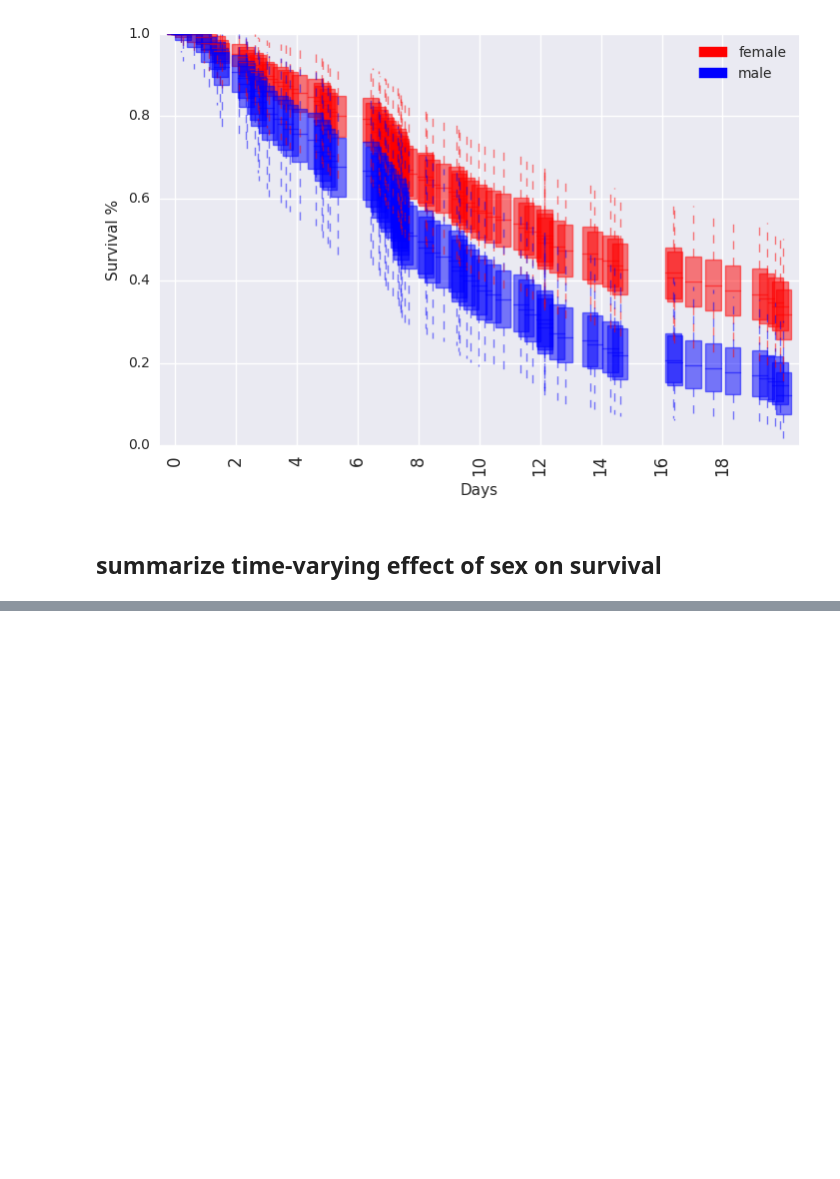
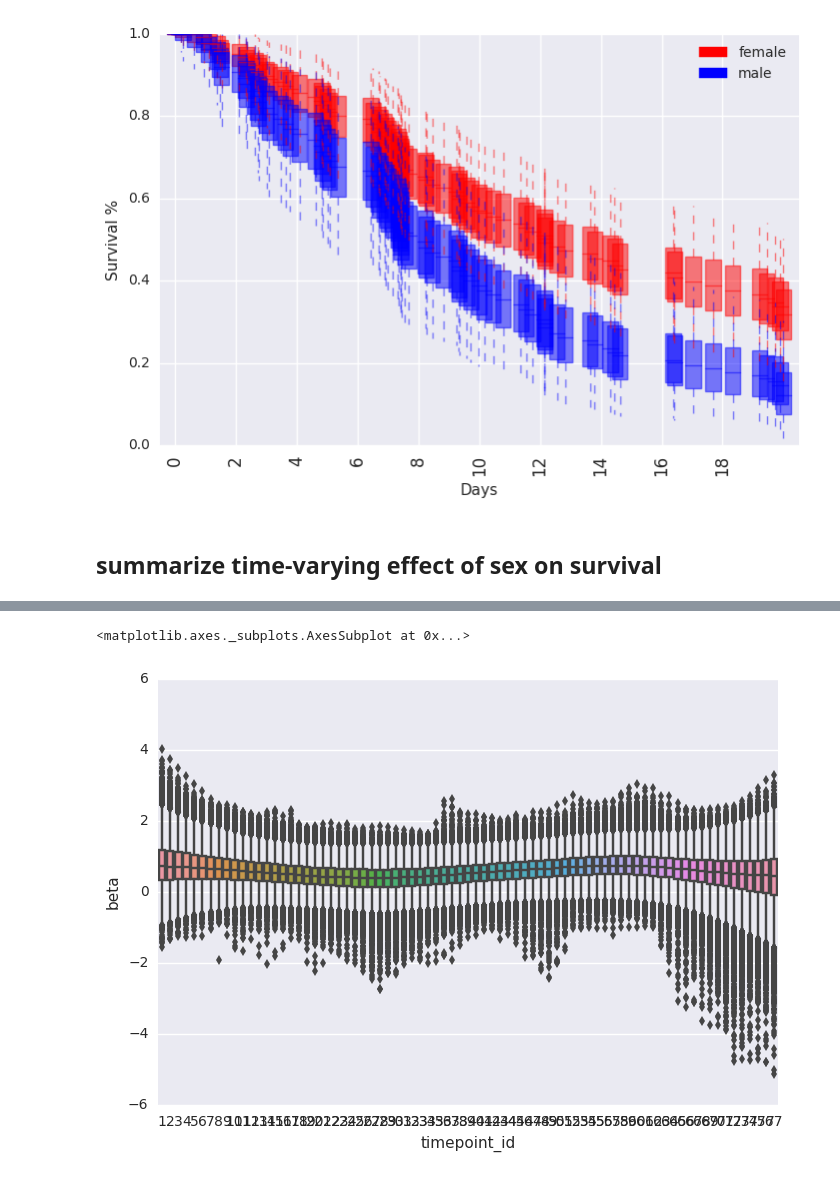
Before and after one commit to hammerlab/survivalstan, a Jupyter notebook: example-notebooks/Test pem_survival_model_timevarying with simulated data.ipynb, the cells around one changed output, grey strips where cells are left out. Saved outputs shown, nothing was run; the diff lists cells and outputs as text; code cells hidden in the pictures; blank space fills up the shorter version.

```diff
--- a/example-notebooks/Test pem_survival_model_timevarying with simulated data.ipynb
+++ b/example-notebooks/Test pem_survival_model_timevarying with simulated data.ipynb
@@ -141,2 +155,3 @@ survivalstan.utils.plot_pp_survival([testfit], by='sex', pal=['red', 'blue'])
 # %%
-testfit['time_beta'] = survivalstan.utils.extract_time_betas(testfit)
+testfit['time_beta'] = survivalstan.utils.extract_time_betas([testfit])
+testfit['time_beta'].head()
@@ -142,0 +167,3 @@ testfit['time_beta'] = survivalstan.utils.extract_time_betas(testfit)
+# %%
+first_beta = survivalstan.utils.extract_time_betas([testfit], coefs=['sex[T.male]'])
+first_beta.head()
@@ -142,0 +177,5 @@ testfit['time_beta'] = survivalstan.utils.extract_time_betas(testfit)
+# %%
+sns.boxplot(data=first_beta, x='timepoint_id', y='beta')
+# %% [output]
+<matplotlib.axes._subplots.AxesSubplot at 0x...>
+[figure, added]
```
Also changed, not shown: parts of 9 cells of this notebook, 1 other file.
